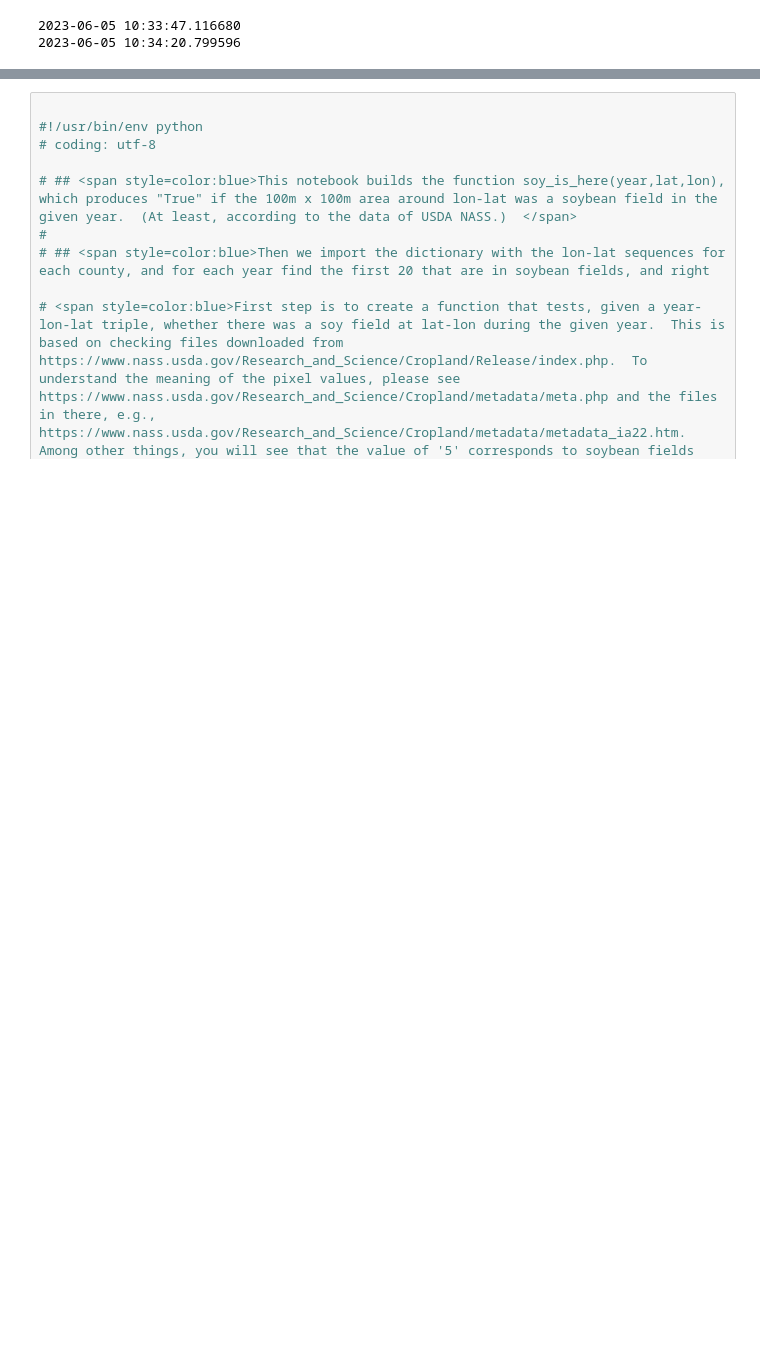
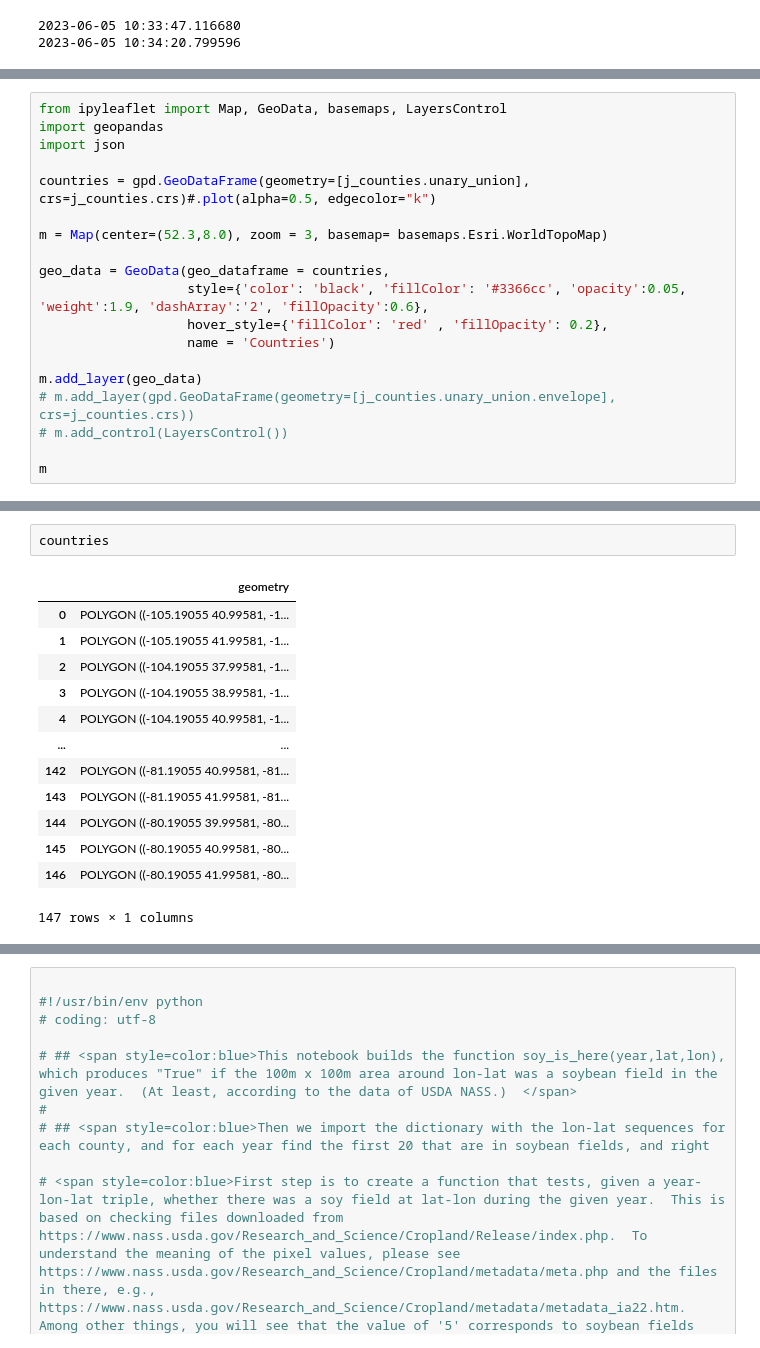
Before and after one commit to claudiosv/Computing-for-Food-Security, a Jupyter notebook: Project 3/ndvi_pipeline.ipynb, the cells around one changed output, grey strips where cells are left out. Cells and saved outputs as stored; diff of their text form; blank space fills up the shorter version.

```diff
--- a/Project 3/ndvi_pipeline.ipynb
+++ b/Project 3/ndvi_pipeline.ipynb
@@ -143,0 +171,19 @@ with out_file.open("w") as fp:
+# %%
+from ipyleaflet import Map, GeoData, basemaps, LayersControl
+import geopandas
+import json
+
+countries = gpd.GeoDataFrame(geometry=[j_counties.unary_union], crs=j_counties.crs)#.plot(alpha=0.5, edgecolor="k")
+
+m = Map(center=(52.3,8.0), zoom = 3, basemap= basemaps.Esri.WorldTopoMap)
+
+geo_data = GeoData(geo_dataframe = countries,
+                   style={'color': 'black', 'fillColor': '#3366cc', 'opacity':0.05, 'weight':1.9, 'dashArray':'2', 'fillOpacity':0.6},
+                   hover_style={'fillColor': 'red' , 'fillOpacity': 0.2},
+                   name = 'Countries')
+
+m.add_layer(geo_data)
+# m.add_layer(gpd.GeoDataFrame(geometry=[j_counties.unary_union.envelope], crs=j_counties.crs))
+# m.add_control(LayersControl())
+
+m
@@ -143,0 +236,16 @@ with out_file.open("w") as fp:
+# %%
+countries
+# %% [output]
+|  | geometry |
+| 0 | POLYGON ((-105.19055 40.99581, -1... |
+| 1 | POLYGON ((-105.19055 41.99581, -1... |
+| 2 | POLYGON ((-104.19055 37.99581, -1... |
+| 3 | POLYGON ((-104.19055 38.99581, -1... |
+| 4 | POLYGON ((-104.19055 40.99581, -1... |
+| ... | ... |
+| 142 | POLYGON ((-81.19055 40.99581, -81... |
+| 143 | POLYGON ((-81.19055 41.99581, -81... |
+| 144 | POLYGON ((-80.19055 39.99581, -80... |
+| 145 | POLYGON ((-80.19055 40.99581, -80... |
+| 146 | POLYGON ((-80.19055 41.99581, -80... |
+147 rows × 1 columns
```
Also changed, not shown: parts of 21 cells of this notebook, 1 other file.
